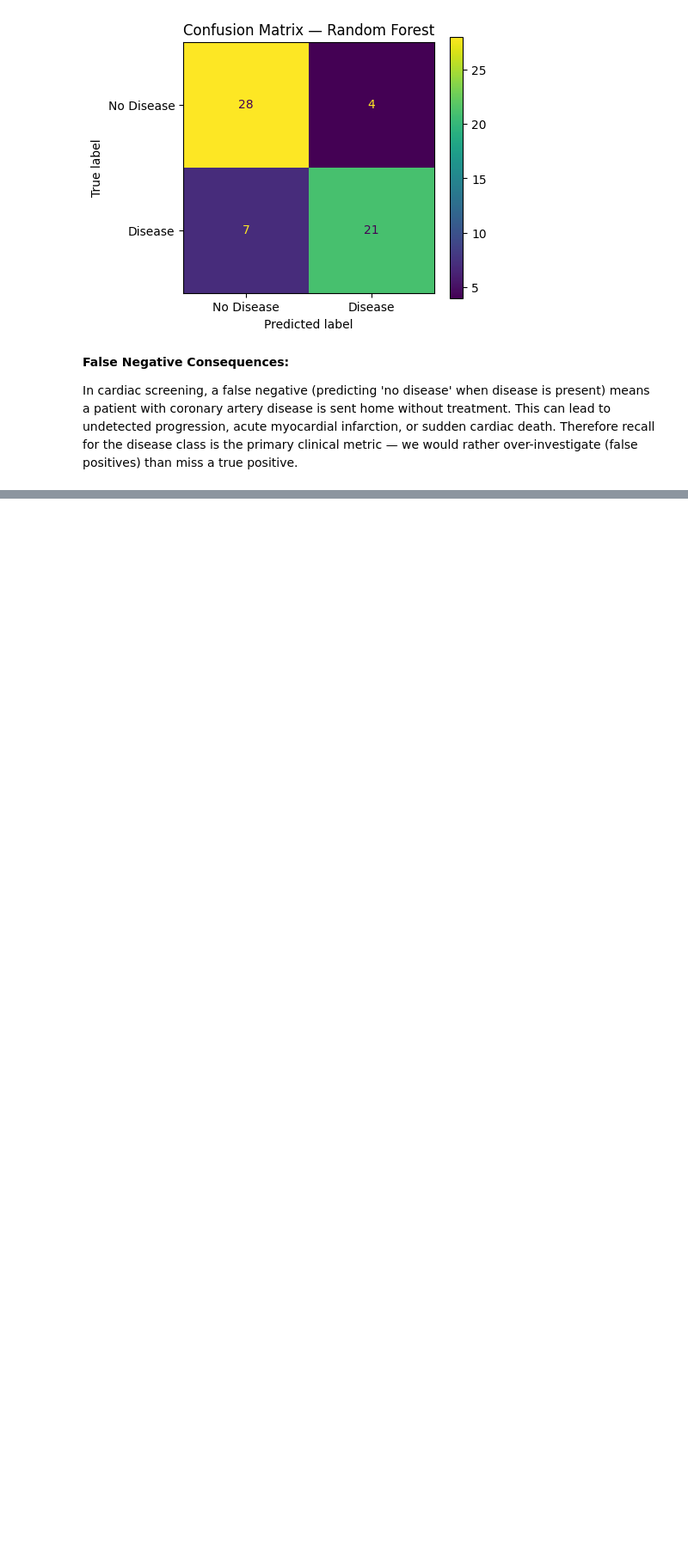
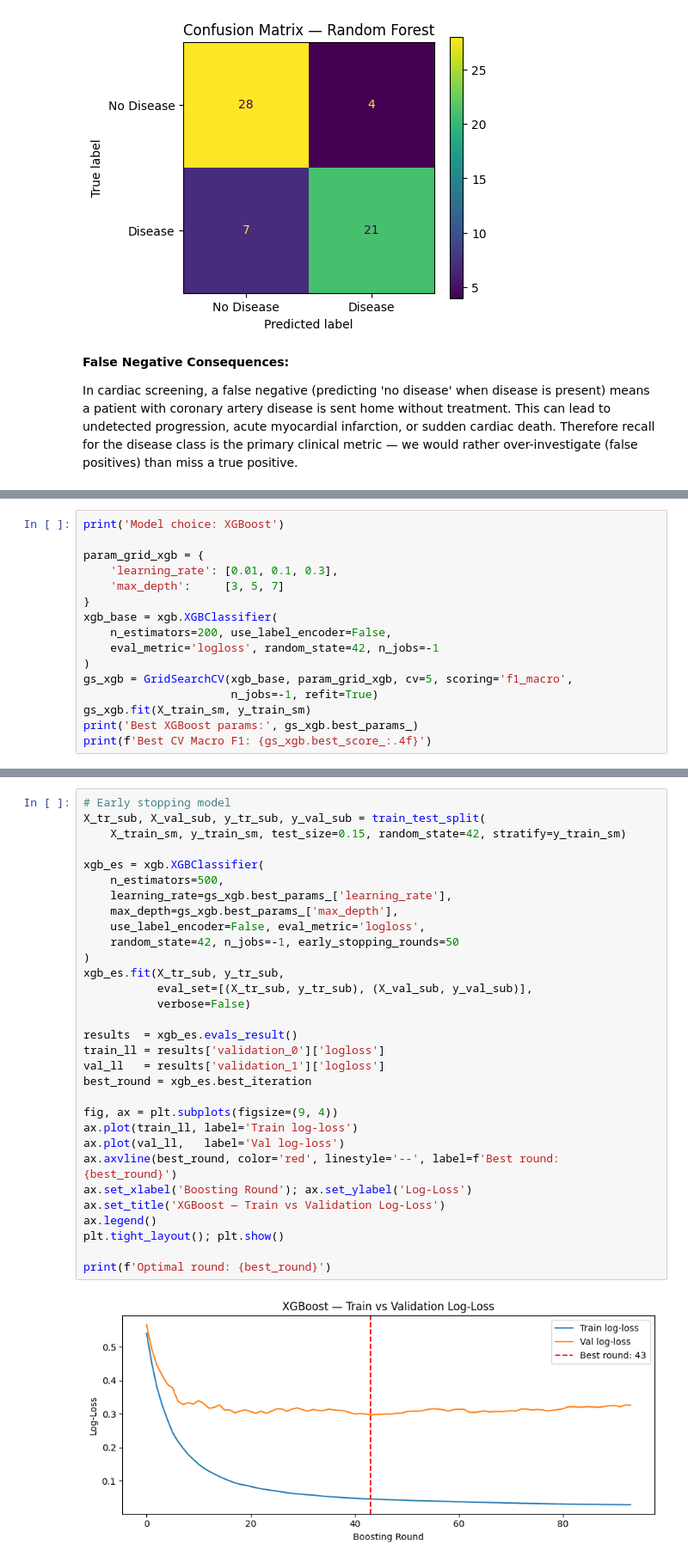
Before and after one commit to Ishmal-fa/cardioai-heart-disease-ml-pipeline, a Jupyter notebook: heart_disease_ml_pipeline.ipynb, the cells around one changed output, grey strips where cells are left out. Shown at 86% size. Cells and saved outputs as stored; diff of their text form; blank space fills up the shorter version.

Commit message:
Add XGBoost model with tuning, early stopping, and SHAP analysis

```diff
--- a/heart_disease_ml_pipeline.ipynb
+++ b/heart_disease_ml_pipeline.ipynb
@@ -551,0 +554,16 @@ over-investigate (false positives) than miss a true positive.
+# %%
+print('Model choice: XGBoost')
+
+param_grid_xgb = {
+    'learning_rate': [0.01, 0.1, 0.3],
+    'max_depth':     [3, 5, 7]
+}
+xgb_base = xgb.XGBClassifier(
+    n_estimators=200, use_label_encoder=False,
+    eval_metric='logloss', random_state=42, n_jobs=-1
+)
+gs_xgb = GridSearchCV(xgb_base, param_grid_xgb, cv=5, scoring='f1_macro',
+                      n_jobs=-1, refit=True)
+gs_xgb.fit(X_train_sm, y_train_sm)
+print('Best XGBoost params:', gs_xgb.best_params_)
+print(f'Best CV Macro F1: {gs_xgb.best_score_:.4f}')
@@ -551,0 +574,33 @@ over-investigate (false positives) than miss a true positive.
+# %%
+# Early stopping model
+X_tr_sub, X_val_sub, y_tr_sub, y_val_sub = train_test_split(
+    X_train_sm, y_train_sm, test_size=0.15, random_state=42, stratify=y_train_sm)
+
+xgb_es = xgb.XGBClassifier(
+    n_estimators=500,
+    learning_rate=gs_xgb.best_params_['learning_rate'],
+    max_depth=gs_xgb.best_params_['max_depth'],
+    use_label_encoder=False, eval_metric='logloss',
+    random_state=42, n_jobs=-1, early_stopping_rounds=50
+)
+xgb_es.fit(X_tr_sub, y_tr_sub,
+           eval_set=[(X_tr_sub, y_tr_sub), (X_val_sub, y_val_sub)],
+           verbose=False)
+
+results  = xgb_es.evals_result()
+train_ll = results['validation_0']['logloss']
+val_ll   = results['validation_1']['logloss']
+best_round = xgb_es.best_iteration
+
+fig, ax = plt.subplots(figsize=(9, 4))
+ax.plot(train_ll, label='Train log-loss')
+ax.plot(val_ll,   label='Val log-loss')
+ax.axvline(best_round, color='red', linestyle='--', label=f'Best round: {best_round}')
+ax.set_xlabel('Boosting Round'); ax.set_ylabel('Log-Loss')
+ax.set_title('XGBoost — Train vs Validation Log-Loss')
+ax.legend()
+plt.tight_layout(); plt.show()
+
+print(f'Optimal round: {best_round}')
+# %% [output]
+[figure, added]
```
Also changed, not shown: parts of 5 cells of this notebook.
